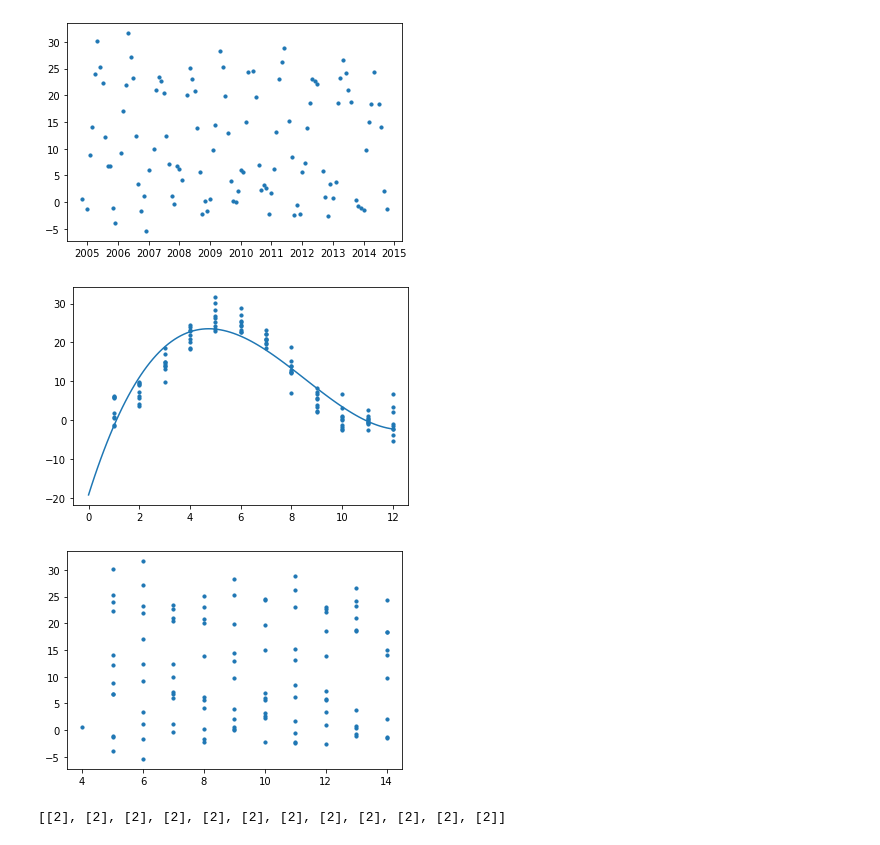
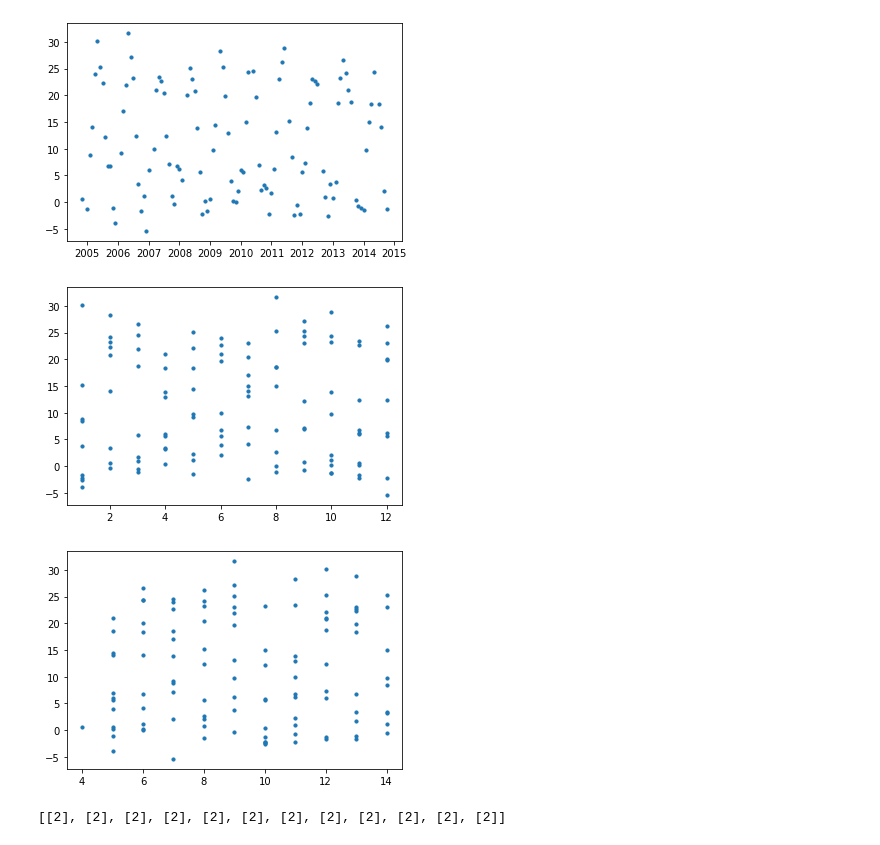
Before and after one commit to ritvikgupta199/ELL409-Assignment-1, a Jupyter notebook: time_series/analysis_2.ipynb, the cells around one changed output. Cells and saved outputs as stored; diff of their text form; code cells hidden in the pictures.

```diff
--- a/time_series/analysis_2.ipynb
+++ b/time_series/analysis_2.ipynb
@@ -20,26 +20,27 @@ for line in f.readlines()[1:]:
 f.close()
 
 x = [datetime.datetime.strptime(d,"%m/%d/%y").date() for d in x]
-plt.scatter(x,y,s=10)
+x, y = zip(*sorted(zip(x, y)))
+plt.scatter(x, y, s=10)
 plt.show()
 # %% [output]
 [figure]
 # %%
 wt = np.array([-19.25256545, 20.69835935, -3.02227315, 0.1179331])
 x = np.linspace(0,12,100)
 deg = len(wt)
 f = np.matmul(x.reshape(-1,1).repeat(deg, 1)**np.arange(deg).reshape(1,-1), wt)
 
-plt.plot(x,f)
+# plt.plot(x,f)
 plt.scatter(x_mon,y,s=10)
 plt.show()
 # %% [output]
-[figure, old version]
+[figure, new version]
 # %%
 plt.scatter(x_yr, y,s=10)
 plt.show()
 # %% [output]
-[figure, old version]
+[figure, new version]
 # %%
 t=[[]]*12
 t[0].append(2)
```
Also changed, not shown: 1 other file.
